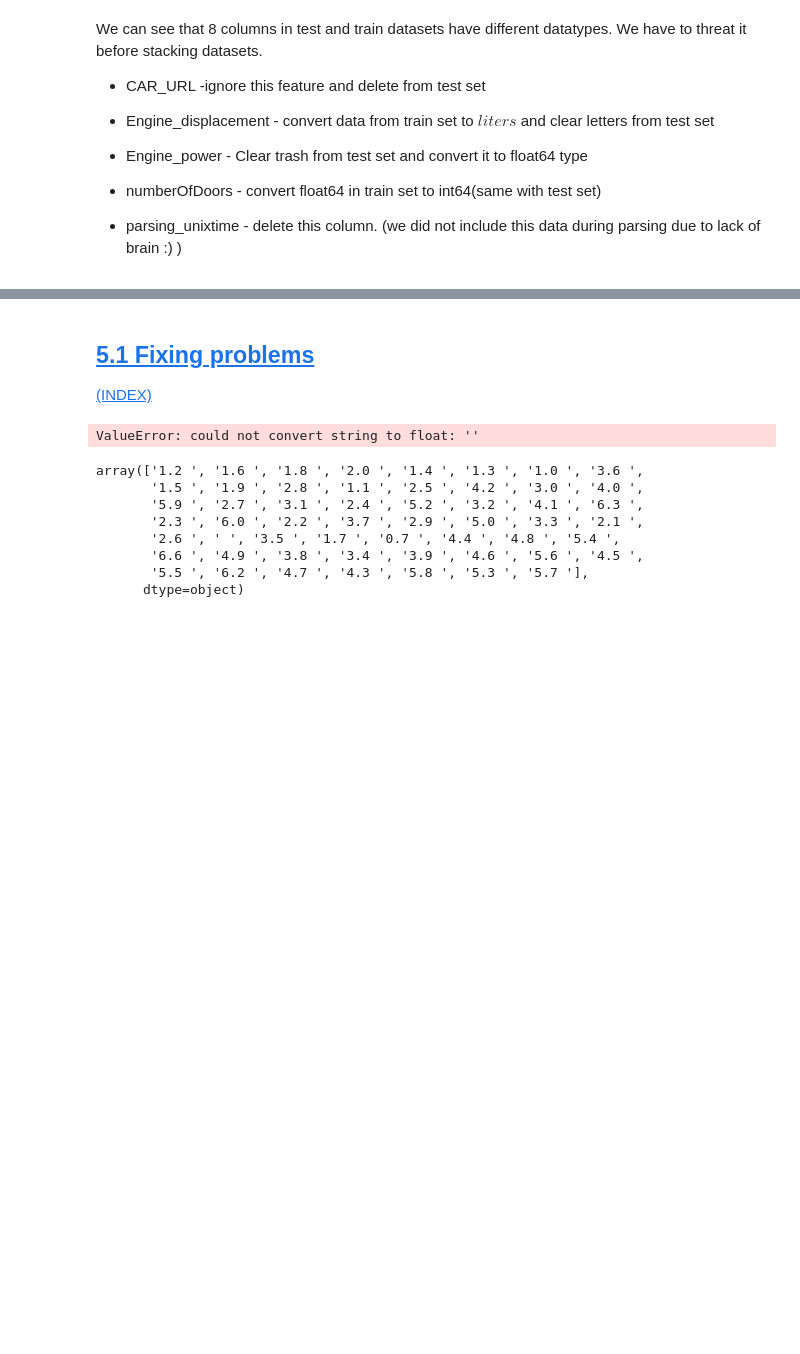
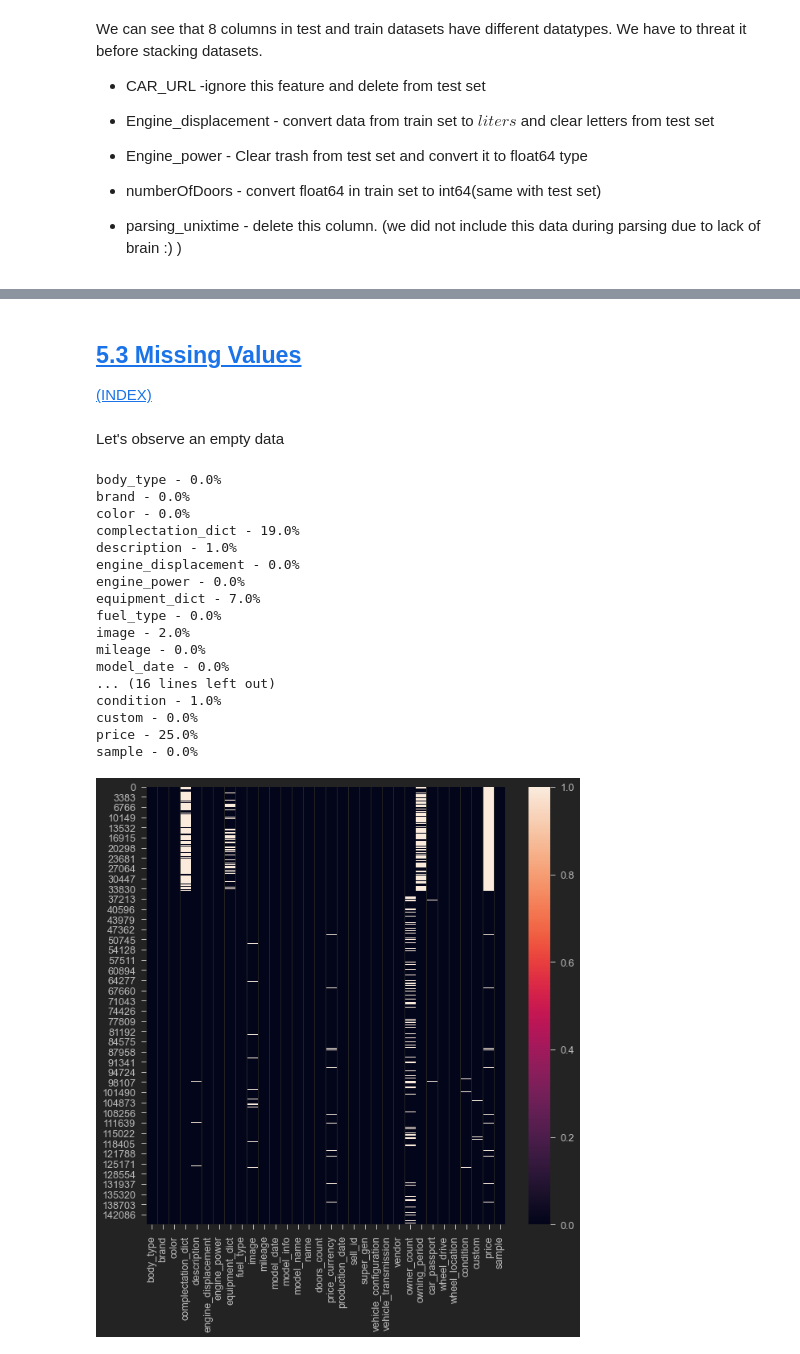
Before and after one commit to Paull-dark/PET_Projects_-SF-, a Jupyter notebook: module_6_Cars/Choose a car profitably(the _A_Team).ipynb, the cells around one changed output, grey strips where cells are left out. Drawn from its saved outputs; the diff is of its cells as text; code cells hidden in the pictures; blank space fills up the shorter version.

```diff
--- a/module_6_Cars/Choose a car profitably(the _A_Team).ipynb
+++ b/module_6_Cars/Choose a car profitably(the _A_Team).ipynb
@@ -359,0 +501,3 @@ We can see that 8 columns in test and train datasets have different datatypes. W
+# %%
+df_test['car_passport'] = df_test['car_passport'].map(
+    {'Оригинал': 'ORIGINAL', 'Дубликат': 'DUPLICATE'})
@@ -359,0 +506,3 @@ We can see that 8 columns in test and train datasets have different datatypes. W
+# %%
+df_test['wheel_location'] = df_test['wheel_location'].map(
+    {'Левый': 'LEFT', 'Правый': 'RIGHT'})
@@ -359,0 +515,2 @@ We can see that 8 columns in test and train datasets have different datatypes. W
+# %%
+df_train = df_train.drop('price_segment',axis=1)
@@ -359,0 +545,3 @@ We can see that 8 columns in test and train datasets have different datatypes. W
+# %%
+df = df_test.append(df_train, sort=False).reset_index(
+    drop=True)  # combine sets
@@ -360,4 +573,4 @@ We can see that 8 columns in test and train datasets have different datatypes. W
 # %% [markdown]
-<a id="sec5.1"></a>
-## [5.1 Fixing problems](#sec5.1)
+<a id="sec5.3"></a>
+## [5.3 Missing Values](#sec5.3)
 [(INDEX)](#sec2)
@@ -367,19 +577,31 @@ df_train = df_train.drop(['car_url','parsing_unixtime'],axis=1)
-# %%
-# convert mm to liters
-df_train['engineDisplacement'] = round(df_train['engineDisplacement']/1000,1)
-# clear 'LTR'
-df_test['engineDisplacement'] = df_test['engineDisplacement'].apply(lambda x: str(x).replace('LTR', ''))
-df_test['engineDisplacement']= df_test['engineDisplacement'].astype('float64')
-# %% [output]
-ValueError: could not convert string to float: ''
-# %%
-df_test['engineDisplacement'].unique()
-# %% [output]
-array(['1.2 ', '1.6 ', '1.8 ', '2.0 ', '1.4 ', '1.3 ', '1.0 ', '3.6 ',
-       '1.5 ', '1.9 ', '2.8 ', '1.1 ', '2.5 ', '4.2 ', '3.0 ', '4.0 ',
-       '5.9 ', '2.7 ', '3.1 ', '2.4 ', '5.2 ', '3.2 ', '4.1 ', '6.3 ',
-       '2.3 ', '6.0 ', '2.2 ', '3.7 ', '2.9 ', '5.0 ', '3.3 ', '2.1 ',
-       '2.6 ', ' ', '3.5 ', '1.7 ', '0.7 ', '4.4 ', '4.8 ', '5.4 ',
-       '6.6 ', '4.9 ', '3.8 ', '3.4 ', '3.9 ', '4.6 ', '5.6 ', '4.5 ',
-       '5.5 ', '6.2 ', '4.7 ', '4.3 ', '5.8 ', '5.3 ', '5.7 '],
-      dtype=object)
+# %% [markdown]
+Let's observe an empty data
+# %%
+# Plot missing values
+cols = df.columns
+fig, ax = plt.subplots(figsize=(10, 10))
+sns.heatmap(df[cols].isnull(), )
+
+# Show in percents
+for col in df.columns:
+    pct_missing = np.mean(df[col].isnull())
+    print(f'{col} - {round(pct_missing*100)}%')
+# %% [output]
+body_type - 0.0%
+brand - 0.0%
+color - 0.0%
+complectation_dict - 19.0%
+description - 1.0%
+engine_displacement - 0.0%
+engine_power - 0.0%
+equipment_dict - 7.0%
+fuel_type - 0.0%
+image - 2.0%
+mileage - 0.0%
+model_date - 0.0%
+... (16 lines left out)
+condition - 1.0%
+custom - 0.0%
+price - 25.0%
+sample - 0.0%
+[figure, added]
```
Also changed, not shown: parts of 51 cells of this notebook, 1 other file.
